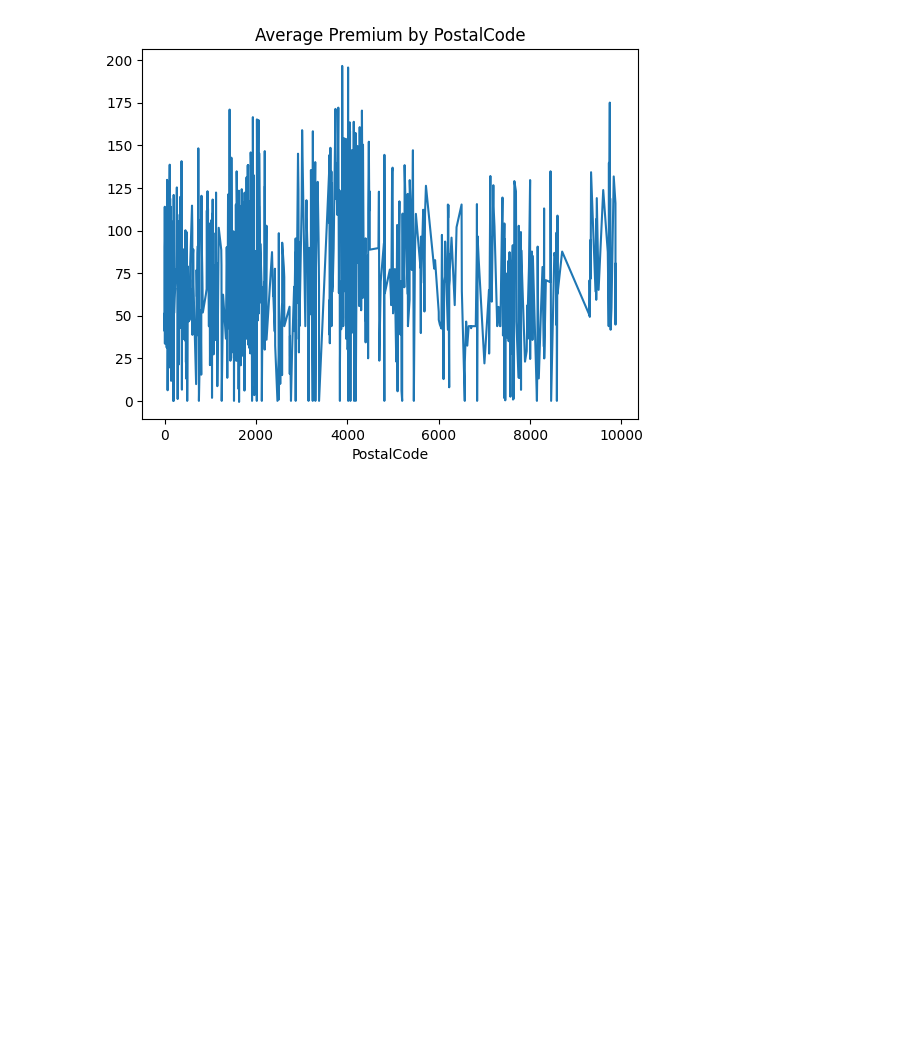
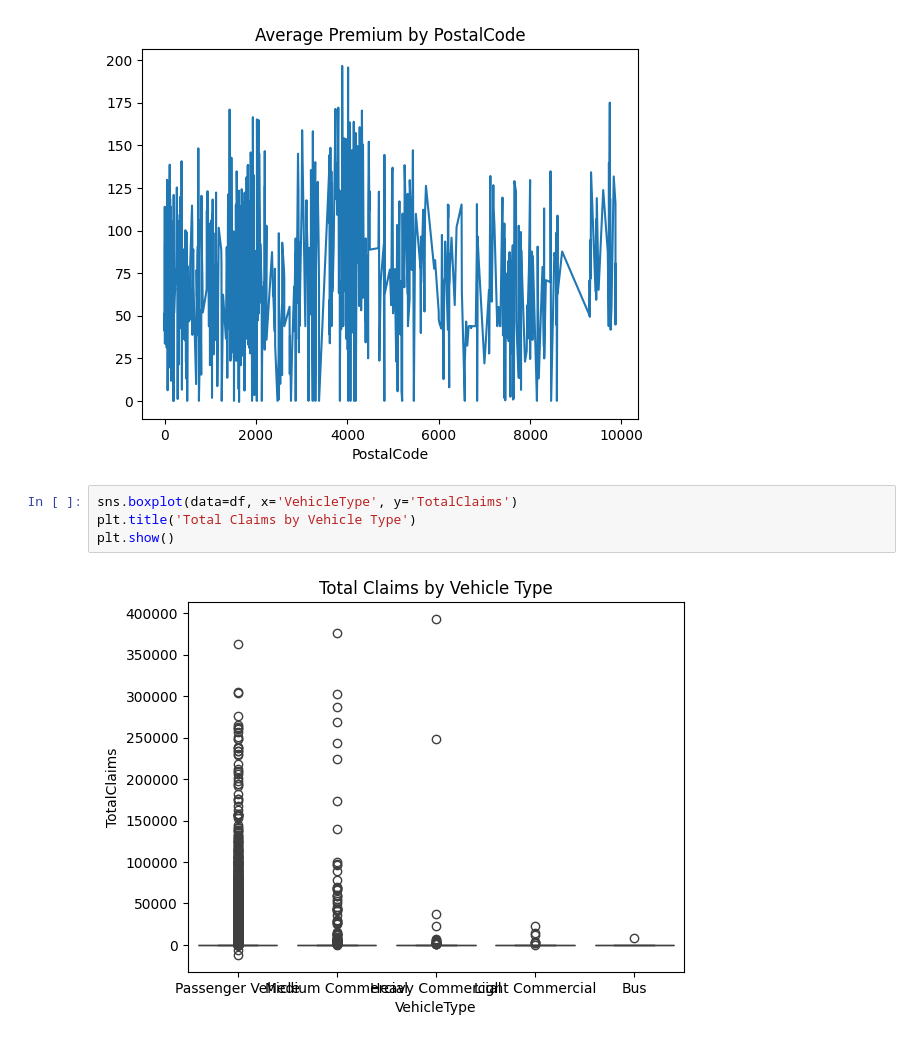
Before and after one commit to Birkity/ACIS, a Jupyter notebook: notebooks/task_1.ipynb, the cells around one changed output. Cells and saved outputs as stored; diff of their text form; blank space fills up the shorter version.

Commit message:
Additional visualization

```diff
--- a/notebooks/task_1.ipynb
+++ b/notebooks/task_1.ipynb
@@ -176,3 +176,9 @@ plt.show()
 # %% [output]
 [figure]
 [figure]
+# %%
+sns.boxplot(data=df, x='VehicleType', y='TotalClaims')
+plt.title('Total Claims by Vehicle Type')
+plt.show()
+# %% [output]
+[figure, added]
```
